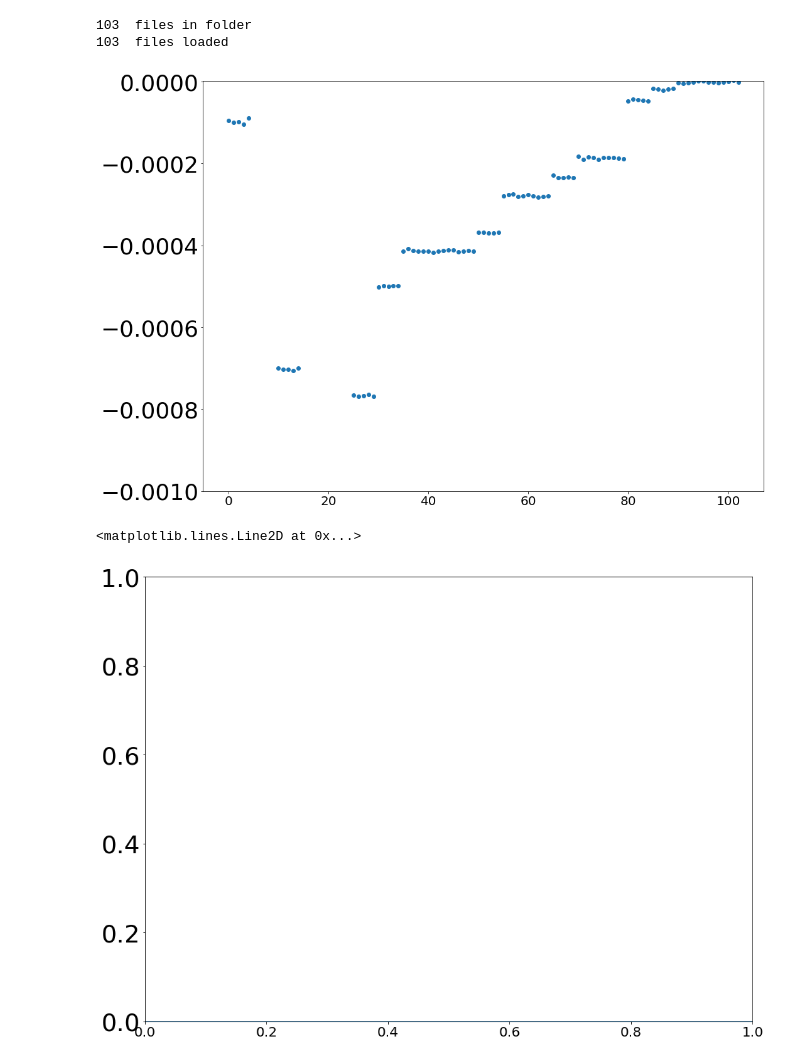
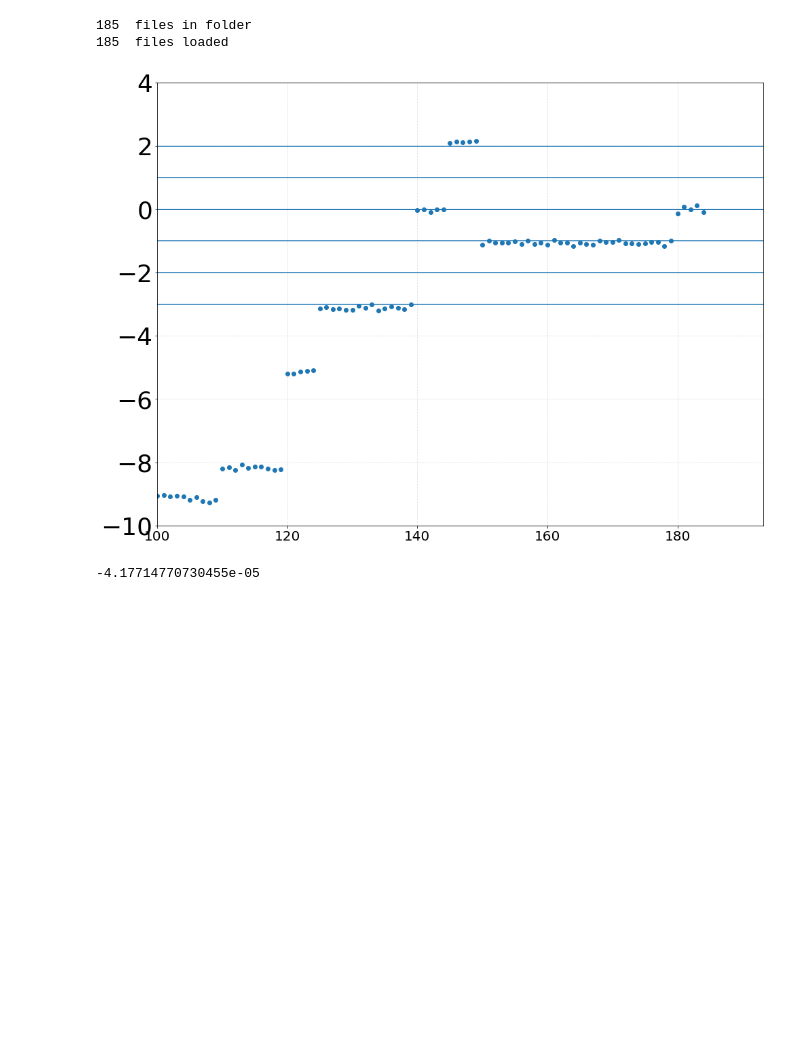
Before and after one commit to stanfordbeads/New_trap_code, a Jupyter notebook: Scripts/General_Discharge.ipynb, the cells around one changed output. Saved outputs shown, nothing was run; the diff lists cells and outputs as text; code cells hidden in the pictures; blank space fills up the shorter version.

```diff
--- a/Scripts/General_Discharge.ipynb
+++ b/Scripts/General_Discharge.ipynb
@@ -7,14 +7,20 @@ plt.rcParams['xtick.labelsize'] = "small"
 plt.rcParams['ytick.labelsize'] = 36
 # %%
 # specify the folder
-foldername = r'/home/data_transfer/data_from_windows/20210819/Bead1/Discharge/FineDischarge/'
+Year = "2021"
+Month = "08"
+Day = "30"
+BeadNumber =1
+folder = r"/home/data_transfer/data_from_windows/"+ Year + Month + Day
+
+foldername = folder+"/Bead"+str(BeadNumber)+"/Discharge/FineDischarge/"
 # %%
 # load the files
 files_discharge = load_dir(dirname=foldername,
                          start_file=0, max_file=1500)
 # %% [output]
-103  files in folder
-103  files loaded
+185  files in folder
+185  files loaded
 # %%
 # set the drive and settings for the correlation
 fdrive=71
@@ -32,15 +38,21 @@ for cc in corrs:
     in_phase.append(cc[0])
 # %%
 # plot the in-phase response
-plt.plot(range(len(indices)),in_phase,linestyle="",marker="o")
-plt.ylim(-0.001,0.000001)
-plt.xlim()
+scale=-4.17714770730455e-05
+plt.plot(range(len(indices)),np.divide(in_phase,scale),linestyle="",marker="o")
+[plt.axhline(-i+2) for i in range(6)]
+#plt.ylim(-0.001,0.000001)
+plt.xlim(100,)
+plt.ylim(-10,4)
+plt.axhline(0)
+plt.grid(True, which='both', linestyle='--', alpha=0.4)
 plt.show()
-plt.axhline()
 # %% [output]
-[figure, old version]
+[figure, new version]
-<matplotlib.lines.Line2D at 0x...>
-[figure, removed]
+# %%
+np.mean(in_phase[141:144])-np.mean(in_phase[151:154])
+# %% [output]
+-4.17714770730455e-05
 # %%
 # get the in-phase response y
 corrs = [correlation(drive=sig, response=files.y2, fsamp=fsamp, fdrive=fdrive, filt=True, band_width=1) for files in files_discharge]
```
Also changed, not shown: parts of 7 cells of this notebook, 44 other files.
